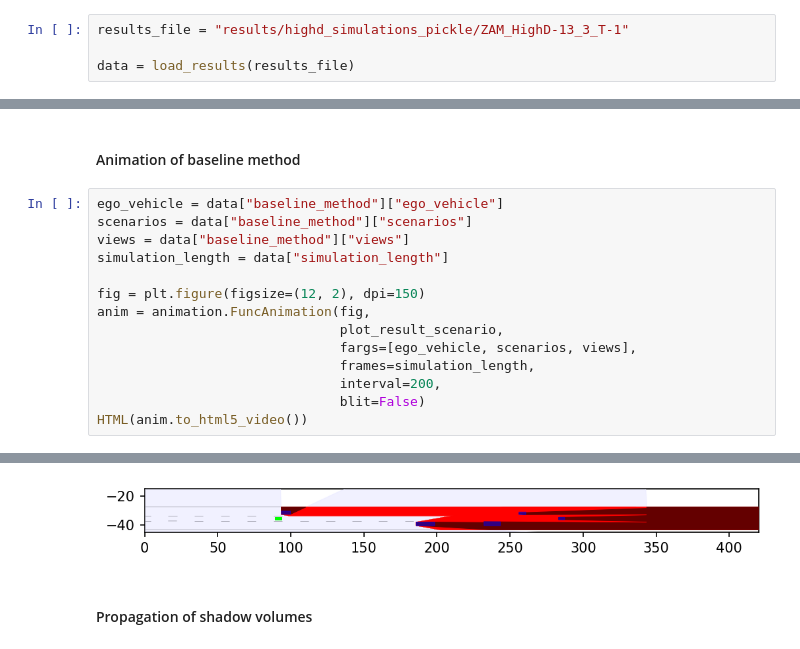
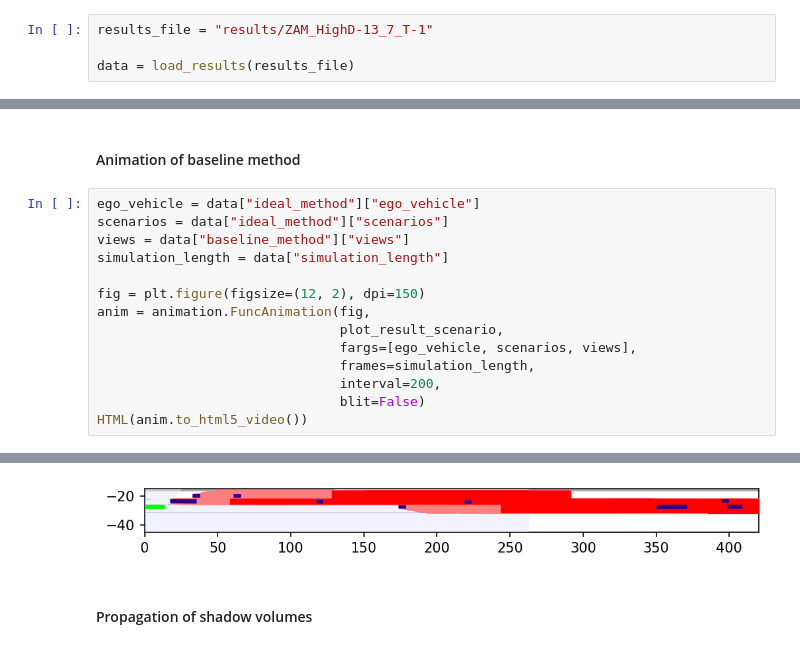
Before and after one commit to haastregt/occlusion_tracking, a Jupyter notebook: highd_scenarios.ipynb, the cells around one changed output, grey strips where cells are left out. Cells and saved outputs as stored; diff of their text form.

Commit message:
processing of ideal knowledge in results

```diff
--- a/highd_scenarios.ipynb
+++ b/highd_scenarios.ipynb
@@ -82,7 +91,7 @@ save_results(save_path, tracked_results, untracked_results, scenario1, scenario_
 # %% [markdown]
 ## Visualise single result
 # %%
-results_file = "results/highd_simulations_pickle/ZAM_HighD-13_3_T-1"
+results_file = "results/ZAM_HighD-13_7_T-1"
 
 data = load_results(results_file)
 # %% [markdown]
@@ -107,22 +116,22 @@ HTML(anim.to_html5_video())
 # %% [markdown]
 #### Animation of baseline method
 # %%
-ego_vehicle = data["baseline_method"]["ego_vehicle"]
-scenarios = data["baseline_method"]["scenarios"]
+ego_vehicle = data["ideal_method"]["ego_vehicle"]
+scenarios = data["ideal_method"]["scenarios"]
 views = data["baseline_method"]["views"]
 simulation_length = data["simulation_length"]
 
 fig = plt.figure(figsize=(12, 2), dpi=150)
 anim = animation.FuncAnimation(fig,
                                plot_result_scenario,
                                fargs=[ego_vehicle, scenarios, views],
                                frames=simulation_length,
                                interval=200,
                                blit=False)
 HTML(anim.to_html5_video())
 # %% [output]
 [interactive output not drawn]
-[figure, old version]
+[figure, new version]
 # %% [markdown]
 #### Propagation of shadow volumes
 # %%
```
Also changed, not shown: parts of 13 cells of this notebook, 3 other files.
